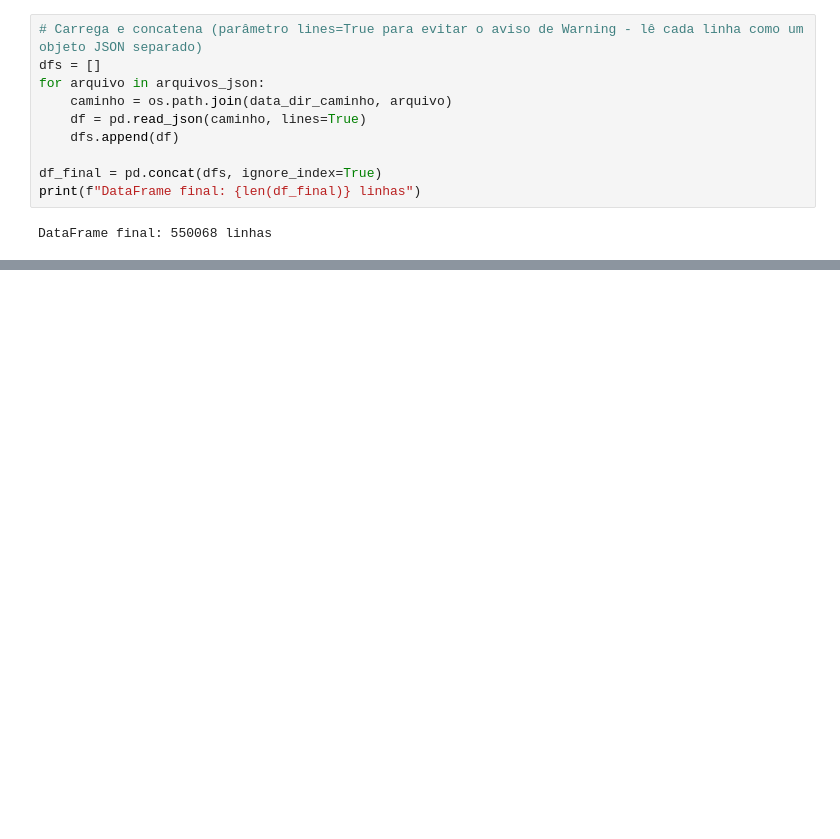
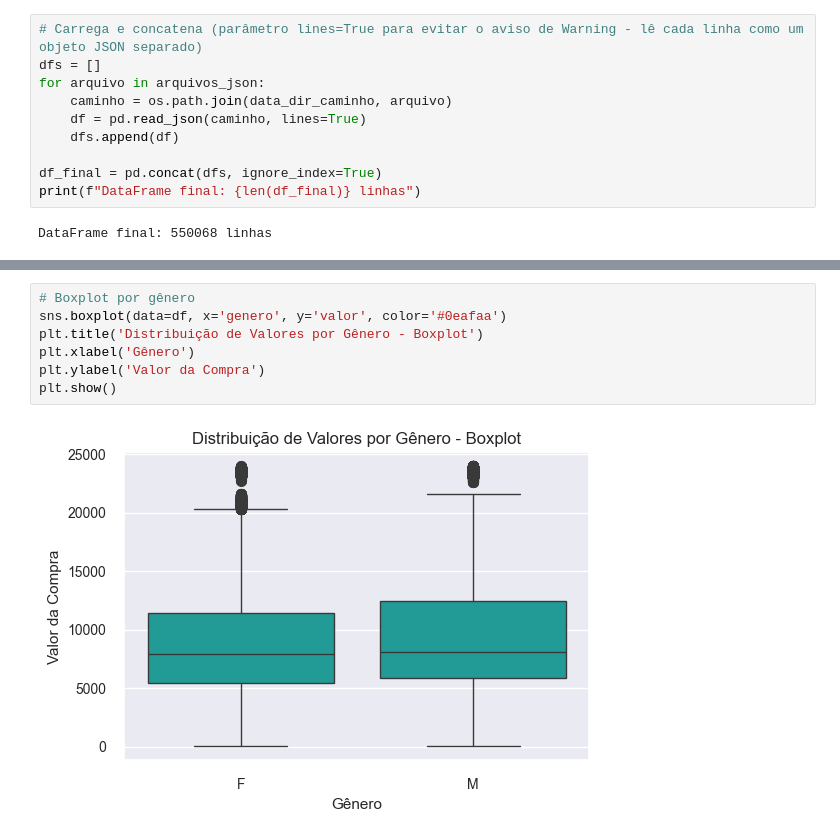
Before and after one commit to kajinmo/eda-black-friday, a Jupyter notebook: code/case.ipynb, the cells around one changed output, grey strips where cells are left out. Saved outputs shown, nothing was run; the diff lists cells and outputs as text; blank space fills up the shorter version.

```diff
--- a/code/case.ipynb
+++ b/code/case.ipynb
@@ -41,0 +139,9 @@ próximos passos:
+# %%
+# Boxplot por gênero
+sns.boxplot(data=df, x='genero', y='valor', color='#0eafaa')
+plt.title('Distribuição de Valores por Gênero - Boxplot')
+plt.xlabel('Gênero')
+plt.ylabel('Valor da Compra')
+plt.show()
+# %% [output]
+[figure, added]
```
Also changed, not shown: parts of 29 cells of this notebook, 2 other files.
